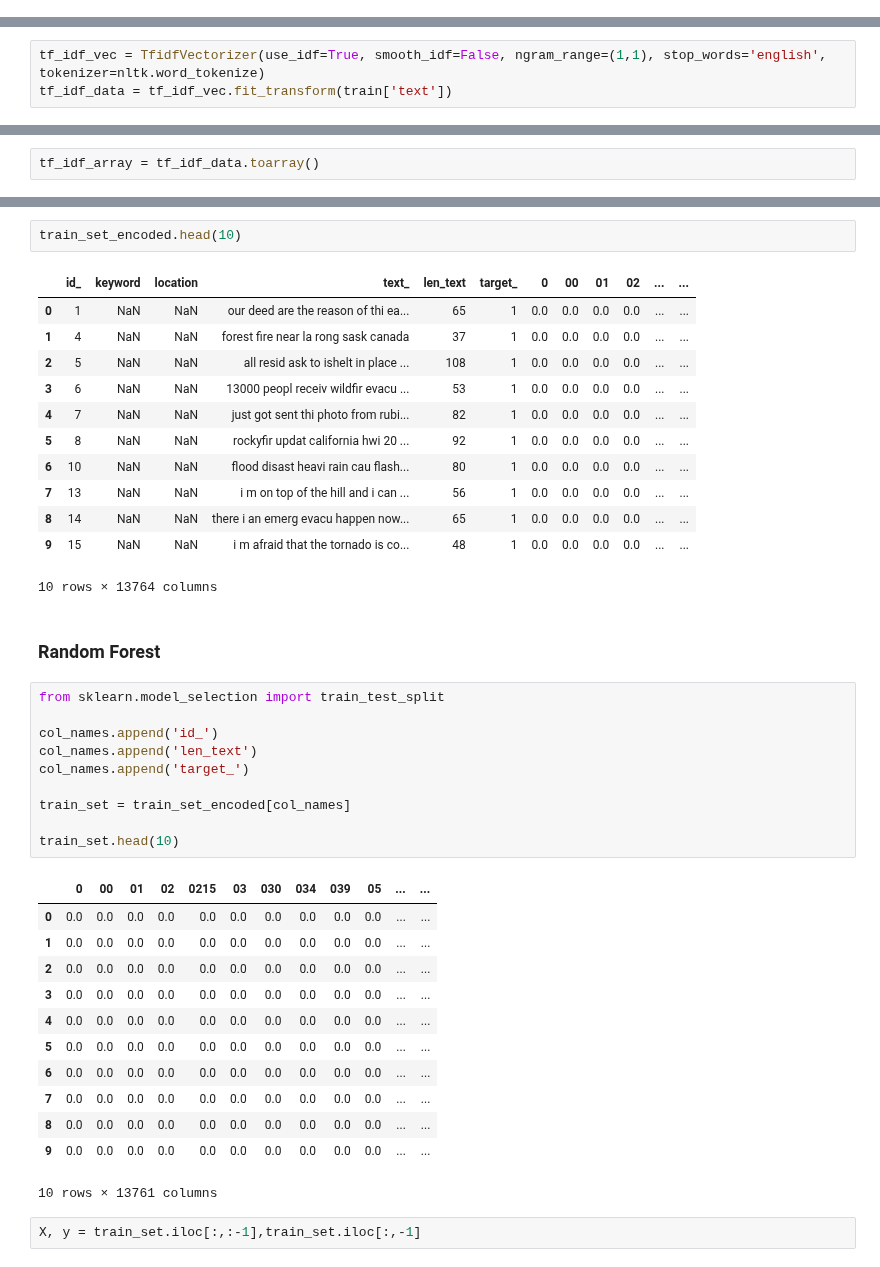
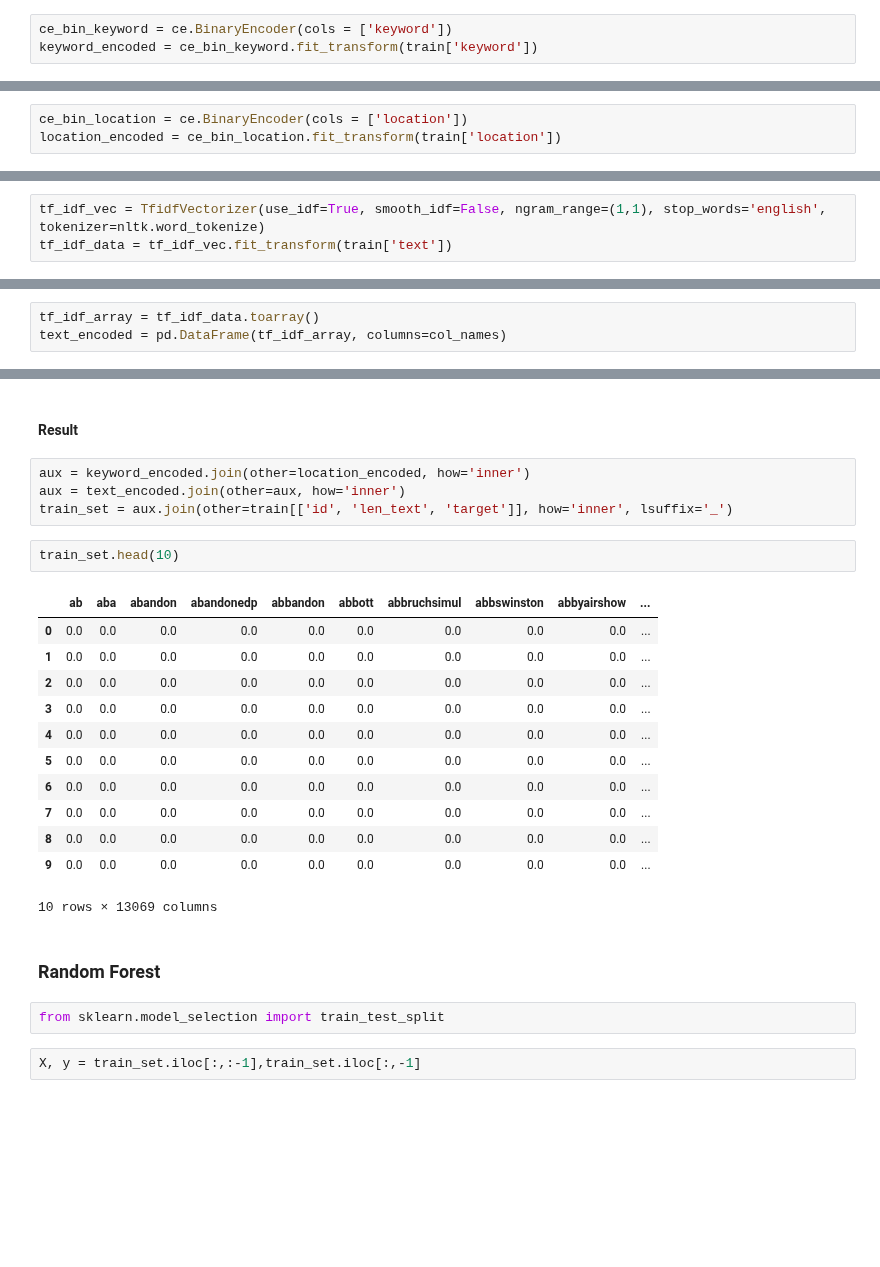
Before and after one commit to pablbob/9558-7506-Data-Hunters, a Jupyter notebook: TP2/random_forest.ipynb, the cells around one changed output, grey strips where cells are left out. Drawn from its saved outputs; the diff is of its cells as text; blank space fills up the shorter version.

```diff
--- a/TP2/random_forest.ipynb
+++ b/TP2/random_forest.ipynb
@@ -44,0 +47,3 @@ train.head(10)
+# %%
+ce_bin_keyword = ce.BinaryEncoder(cols = ['keyword'])
+keyword_encoded = ce_bin_keyword.fit_transform(train['keyword'])
@@ -44,0 +68,3 @@ train.head(10)
+# %%
+ce_bin_location = ce.BinaryEncoder(cols = ['location'])
+location_encoded = ce_bin_location.fit_transform(train['location'])
@@ -76,3 +120,4 @@ col_names
  ...]
 # %%
 tf_idf_array = tf_idf_data.toarray()
+text_encoded = pd.DataFrame(tf_idf_array, columns=col_names)
@@ -82,43 +140,28 @@ train_set_encoded = train.join(other=tf_idf_df, how='inner', lsuffix="_")
+# %% [markdown]
+#### Result
+# %%
+aux = keyword_encoded.join(other=location_encoded, how='inner')
+aux = text_encoded.join(other=aux, how='inner')
+train_set = aux.join(other=train[['id', 'len_text', 'target']], how='inner', lsuffix='_')
 # %%
-train_set_encoded.head(10)
+train_set.head(10)
 # %% [output]
-|  | id_ | keyword | location | text_ | len_text | target_ | 0 | 00 | 01 | 02 | ... | ... |
-| 0 | 1 | NaN | NaN | our deed are the reason of thi ea... | 65 | 1 | 0.0 | 0.0 | 0.0 | 0.0 | ... | ... |
-| 1 | 4 | NaN | NaN | forest fire near la rong sask canada | 37 | 1 | 0.0 | 0.0 | 0.0 | 0.0 | ... | ... |
-| 2 | 5 | NaN | NaN | all resid ask to ishelt in place ... | 108 | 1 | 0.0 | 0.0 | 0.0 | 0.0 | ... | ... |
-| 3 | 6 | NaN | NaN | 13000 peopl receiv wildfir evacu ... | 53 | 1 | 0.0 | 0.0 | 0.0 | 0.0 | ... | ... |
-| 4 | 7 | NaN | NaN | just got sent thi photo from rubi... | 82 | 1 | 0.0 | 0.0 | 0.0 | 0.0 | ... | ... |
-| 5 | 8 | NaN | NaN | rockyfir updat california hwi 20 ... | 92 | 1 | 0.0 | 0.0 | 0.0 | 0.0 | ... | ... |
-| 6 | 10 | NaN | NaN | flood disast heavi rain cau flash... | 80 | 1 | 0.0 | 0.0 | 0.0 | 0.0 | ... | ... |
-| 7 | 13 | NaN | NaN | i m on top of the hill and i can ... | 56 | 1 | 0.0 | 0.0 | 0.0 | 0.0 | ... | ... |
-| 8 | 14 | NaN | NaN | there i an emerg evacu happen now... | 65 | 1 | 0.0 | 0.0 | 0.0 | 0.0 | ... | ... |
-| 9 | 15 | NaN | NaN | i m afraid that the tornado is co... | 48 | 1 | 0.0 | 0.0 | 0.0 | 0.0 | ... | ... |
+|  | ab | aba | abandon | abandonedp | abbandon | abbott | abbruchsimul | abbswinston | abbyairshow | ... |
+| 0 | 0.0 | 0.0 | 0.0 | 0.0 | 0.0 | 0.0 | 0.0 | 0.0 | 0.0 | ... |
+| 1 | 0.0 | 0.0 | 0.0 | 0.0 | 0.0 | 0.0 | 0.0 | 0.0 | 0.0 | ... |
+| 2 | 0.0 | 0.0 | 0.0 | 0.0 | 0.0 | 0.0 | 0.0 | 0.0 | 0.0 | ... |
+| 3 | 0.0 | 0.0 | 0.0 | 0.0 | 0.0 | 0.0 | 0.0 | 0.0 | 0.0 | ... |
+| 4 | 0.0 | 0.0 | 0.0 | 0.0 | 0.0 | 0.0 | 0.0 | 0.0 | 0.0 | ... |
+| 5 | 0.0 | 0.0 | 0.0 | 0.0 | 0.0 | 0.0 | 0.0 | 0.0 | 0.0 | ... |
+| 6 | 0.0 | 0.0 | 0.0 | 0.0 | 0.0 | 0.0 | 0.0 | 0.0 | 0.0 | ... |
+| 7 | 0.0 | 0.0 | 0.0 | 0.0 | 0.0 | 0.0 | 0.0 | 0.0 | 0.0 | ... |
+| 8 | 0.0 | 0.0 | 0.0 | 0.0 | 0.0 | 0.0 | 0.0 | 0.0 | 0.0 | ... |
+| 9 | 0.0 | 0.0 | 0.0 | 0.0 | 0.0 | 0.0 | 0.0 | 0.0 | 0.0 | ... |
-10 rows × 13764 columns
+10 rows × 13069 columns
 # %% [markdown]
 ### Random Forest
-# %%
-from sklearn.model_selection import train_test_split
-
-col_names.append('id_')
-col_names.append('len_text')
-col_names.append('target_')
-
-train_set = train_set_encoded[col_names]
-
-train_set.head(10)
-# %% [output]
-|  | 0 | 00 | 01 | 02 | 0215 | 03 | 030 | 034 | 039 | 05 | ... | ... |
-| 0 | 0.0 | 0.0 | 0.0 | 0.0 | 0.0 | 0.0 | 0.0 | 0.0 | 0.0 | 0.0 | ... | ... |
-| 1 | 0.0 | 0.0 | 0.0 | 0.0 | 0.0 | 0.0 | 0.0 | 0.0 | 0.0 | 0.0 | ... | ... |
-| 2 | 0.0 | 0.0 | 0.0 | 0.0 | 0.0 | 0.0 | 0.0 | 0.0 | 0.0 | 0.0 | ... | ... |
-| 3 | 0.0 | 0.0 | 0.0 | 0.0 | 0.0 | 0.0 | 0.0 | 0.0 | 0.0 | 0.0 | ... | ... |
-| 4 | 0.0 | 0.0 | 0.0 | 0.0 | 0.0 | 0.0 | 0.0 | 0.0 | 0.0 | 0.0 | ... | ... |
-| 5 | 0.0 | 0.0 | 0.0 | 0.0 | 0.0 | 0.0 | 0.0 | 0.0 | 0.0 | 0.0 | ... | ... |
-| 6 | 0.0 | 0.0 | 0.0 | 0.0 | 0.0 | 0.0 | 0.0 | 0.0 | 0.0 | 0.0 | ... | ... |
-| 7 | 0.0 | 0.0 | 0.0 | 0.0 | 0.0 | 0.0 | 0.0 | 0.0 | 0.0 | 0.0 | ... | ... |
-| 8 | 0.0 | 0.0 | 0.0 | 0.0 | 0.0 | 0.0 | 0.0 | 0.0 | 0.0 | 0.0 | ... | ... |
-| 9 | 0.0 | 0.0 | 0.0 | 0.0 | 0.0 | 0.0 | 0.0 | 0.0 | 0.0 | 0.0 | ... | ... |
-10 rows × 13761 columns
+# %%
+from sklearn.model_selection import train_test_split
 # %%
 X, y = train_set.iloc[:,:-1],train_set.iloc[:,-1]
 # %%
```
Also changed, not shown: parts of 32 cells of this notebook, 2 other files.
